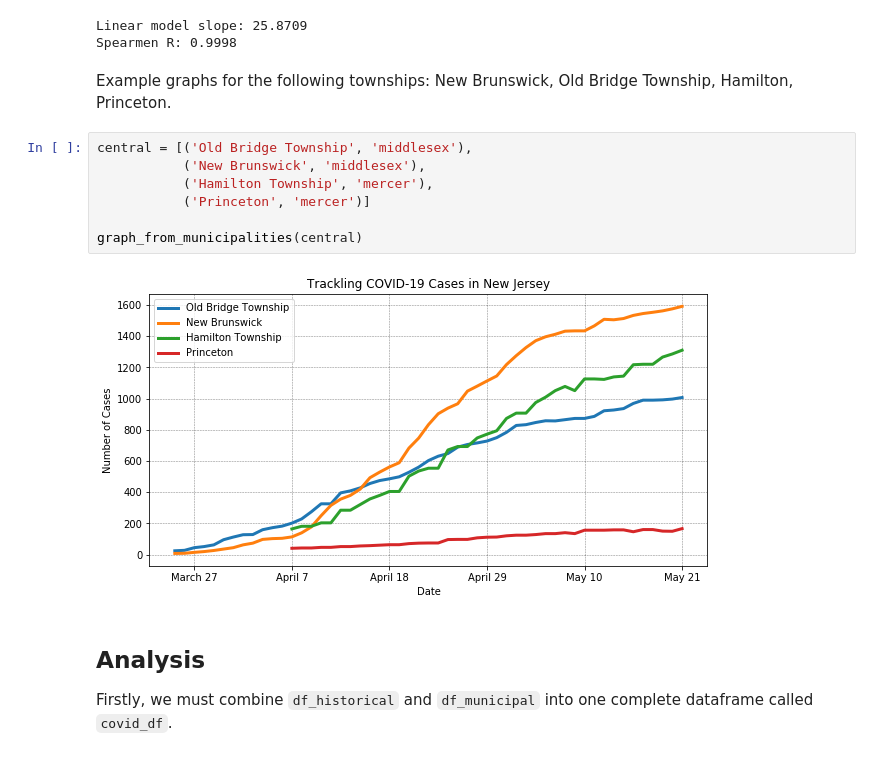
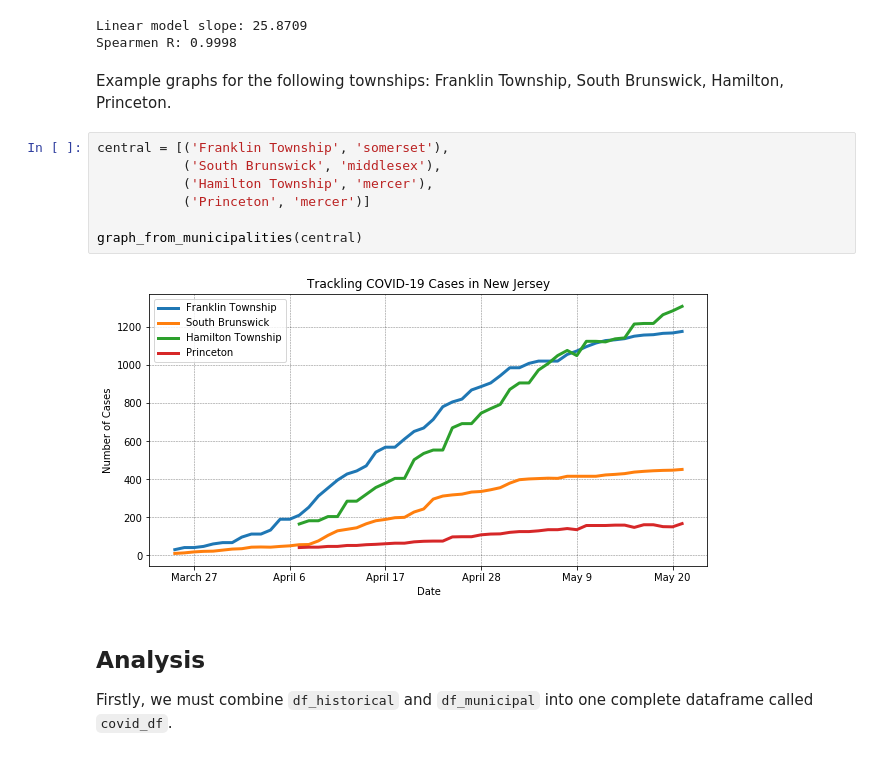
Before and after one commit to saaqebs/analytics-coronavirus-nj, a Jupyter notebook: Analytics.ipynb, the cells around one changed output. Saved outputs shown, nothing was run; the diff lists cells and outputs as text.

```diff
--- a/Analytics.ipynb
+++ b/Analytics.ipynb
@@ -154,16 +154,16 @@ graph_for_municipality('Franklin Township','Somerset',4)
 Linear model slope: 25.8709
 Spearmen R: 0.9998
 # %% [markdown]
-Example graphs for the following townships: New Brunswick, Old Bridge Township, Hamilton, Princeton.
+Example graphs for the following townships: Franklin Township, South Brunswick, Hamilton, Princeton.
 # %%
-central = [('Old Bridge Township', 'middlesex'),
-           ('New Brunswick', 'middlesex'),
+central = [('Franklin Township', 'somerset'),
+           ('South Brunswick', 'middlesex'),
            ('Hamilton Township', 'mercer'),
            ('Princeton', 'mercer')]
 
 graph_from_municipalities(central)
 # %% [output]
-[figure, old version]
+[figure, new version]
 # %% [markdown]
 ## Analysis
 
```
Also changed, not shown: parts of 2 cells of this notebook, 5 other files.
